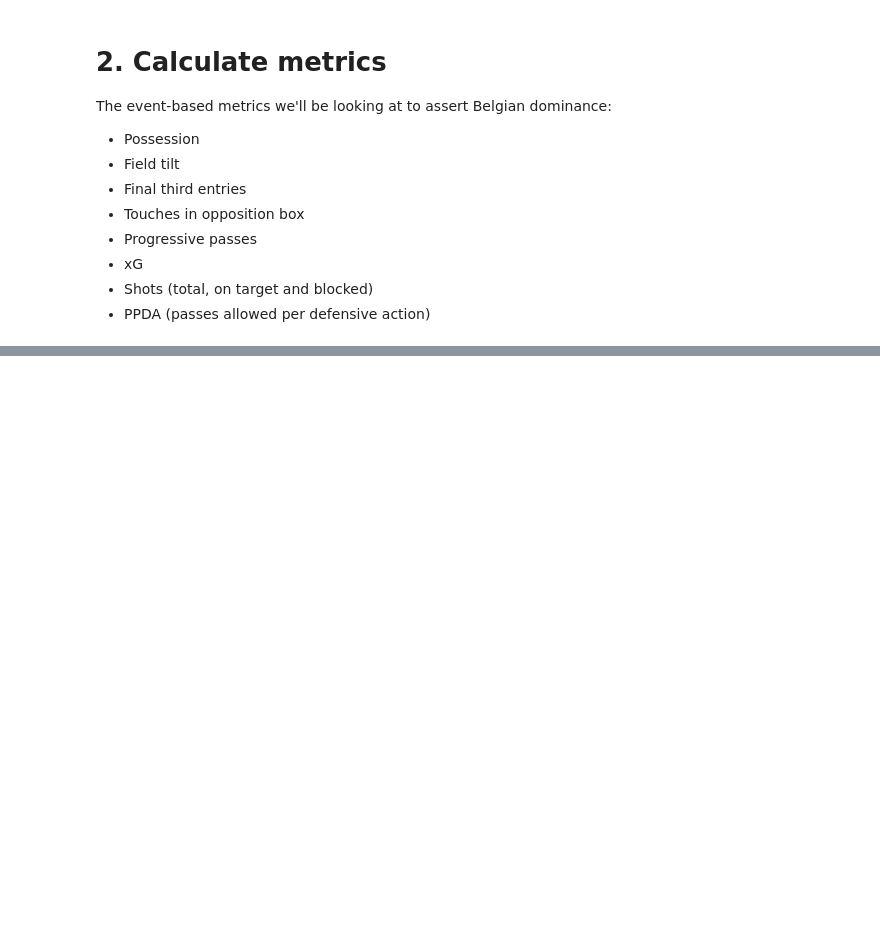
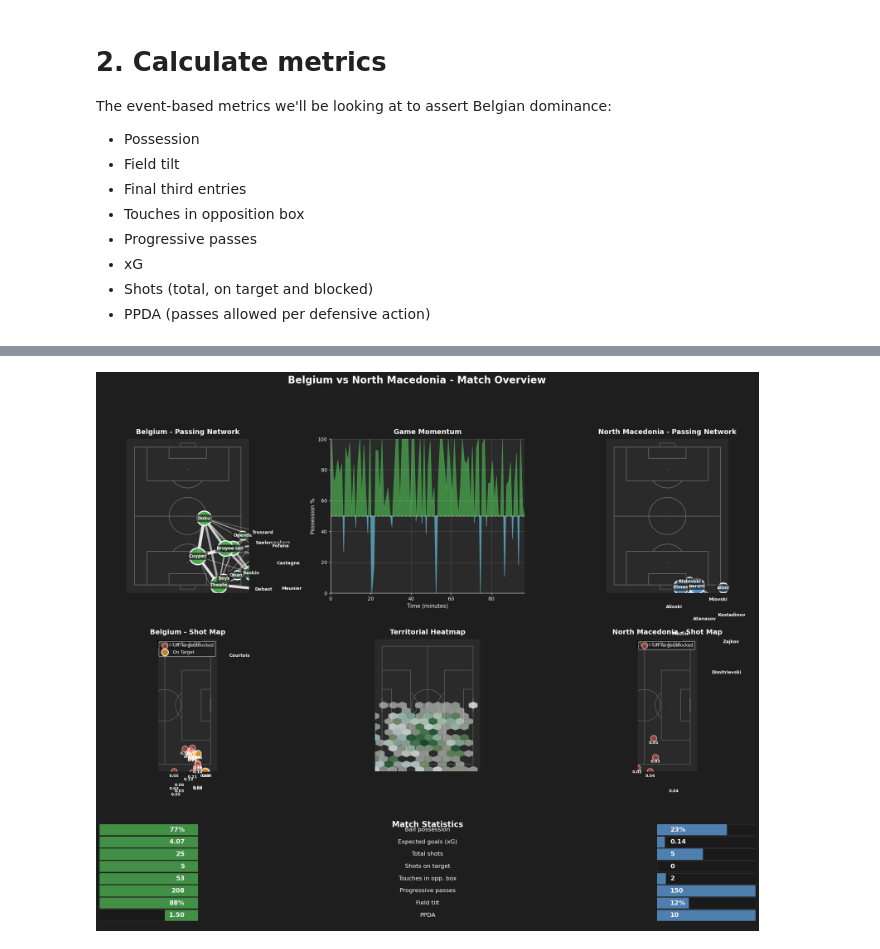
Before and after one commit to MarijnSt/belgium-north-macedonia-analysis, a Jupyter notebook: notebooks/dominance_analysis.ipynb, the cells around one changed output, grey strips where cells are left out. Cells and saved outputs as stored; diff of their text form; code cells hidden in the pictures; blank space fills up the shorter version.

```diff
--- a/notebooks/dominance_analysis.ipynb
+++ b/notebooks/dominance_analysis.ipynb
@@ -68,0 +64,17 @@ calculate_dominance_metrics(events_data, "Belgium", "North Macedonia")
+# %%
+# After loading data and calculating metrics
+from viz import create_match_overview_dashboard
+
+# Calculate metrics
+metrics_df = calculate_dominance_metrics(events_data, "Belgium", "North Macedonia")
+
+# Create dashboard
+fig = create_match_overview_dashboard(
+    events_df=events_data,
+    team1_name="Belgium",
+    team2_name="North Macedonia",
+    metrics_df=metrics_df
+)
+plt.show()
+# %% [output]
+[figure, added]
```
Also changed, not shown: parts of 3 cells of this notebook, 13 other files.
